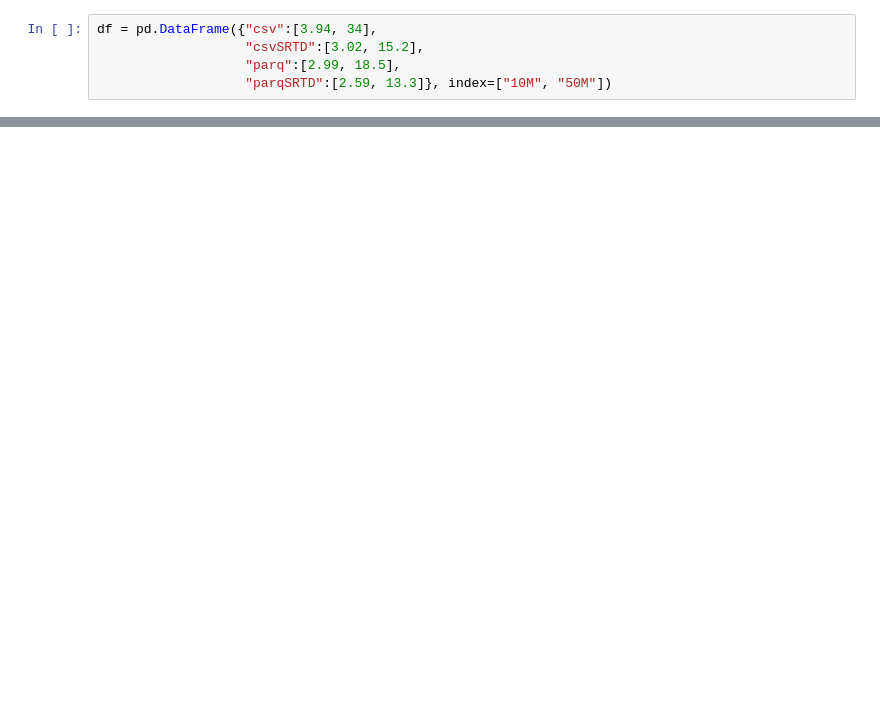
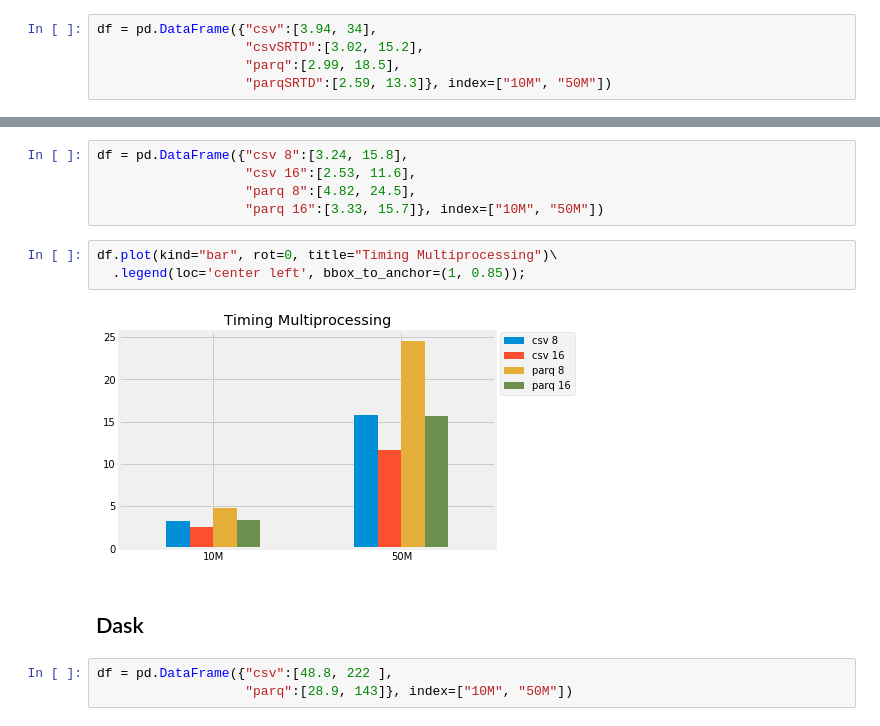
Before and after one commit to rpanai/PyDataCDA18, a Jupyter notebook: Tables.ipynb, the cells around one changed output, grey strips where cells are left out. Cells and saved outputs as stored; diff of their text form; blank space fills up the shorter version.

```diff
--- a/Tables.ipynb
+++ b/Tables.ipynb
@@ -20,0 +25,15 @@ df.plot(kind="bar", rot=0, title="Timing Pandas").legend(loc='center left', bbox
+# %%
+df = pd.DataFrame({"csv 8":[3.24, 15.8],
+                   "csv 16":[2.53, 11.6],
+                   "parq 8":[4.82, 24.5],
+                   "parq 16":[3.33, 15.7]}, index=["10M", "50M"])
+# %%
+df.plot(kind="bar", rot=0, title="Timing Multiprocessing")\
+  .legend(loc='center left', bbox_to_anchor=(1, 0.85));
+# %% [output]
+[figure, added]
+# %% [markdown]
+## Dask
+# %%
+df = pd.DataFrame({"csv":[48.8, 222 ],
+                   "parq":[28.9, 143]}, index=["10M", "50M"])
```
Also changed, not shown: parts of 7 cells of this notebook, 2 other files.
